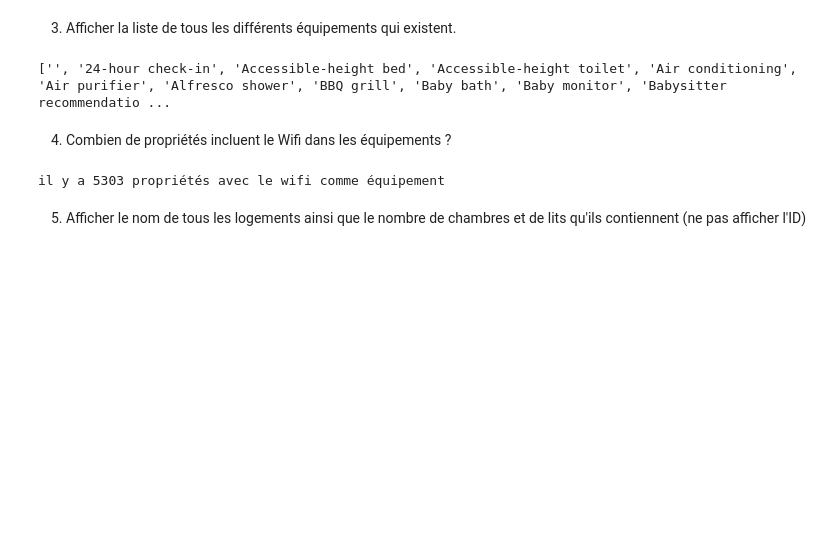
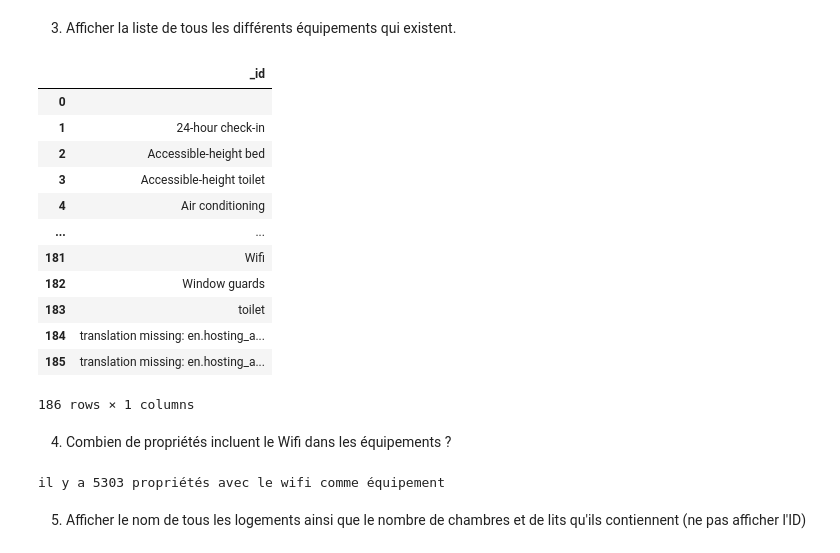
Before and after one commit to marias0156/tp-nosql-airbnb, a Jupyter notebook: questions.ipynb, the cells around one changed output. Saved outputs shown, nothing was run; the diff lists cells and outputs as text; code cells hidden in the pictures; blank space fills up the shorter version.

```diff
--- a/questions.ipynb
+++ b/questions.ipynb
@@ -59,10 +59,28 @@ InvalidName: collection names must not contain '$': "airbnb.({'$group': {'_id':
 # %% [markdown]
 3. Afficher la liste de tous les différents équipements qui existent.
-# %%
-equip = db.airbnb.distinct(key='amenities')
-print(equip)
-# %% [output]
-['', '24-hour check-in', 'Accessible-height bed', 'Accessible-height toilet', 'Air conditioning', 'Air purifier', 'Alfresco shower', 'BBQ grill', 'Baby bath', 'Baby monitor', 'Babysitter recommendatio ...
+# %%
+equip = db.airbnb.aggregate([
+    { "$unwind": "$amenities" },
+    { "$group": { "_id": "$amenities" } },  # Groupe les équipements distincts
+    { "$sort": { "_id": 1 } }  # Trie par ordre alphabétique
+])
+
+
+pd.DataFrame(list(equip))
+# %% [output]
+|  | _id |
+| 0 |  |
+| 1 | 24-hour check-in |
+| 2 | Accessible-height bed |
+| 3 | Accessible-height toilet |
+| 4 | Air conditioning |
+| ... | ... |
+| 181 | Wifi |
+| 182 | Window guards |
+| 183 | toilet |
+| 184 | translation missing: en.hosting_a... |
+| 185 | translation missing: en.hosting_a... |
+186 rows × 1 columns
 # %% [markdown]
 4. Combien de propriétés incluent le Wifi dans les équipements ?
 # %%
```
Also changed, not shown: parts of 7 cells of this notebook.
